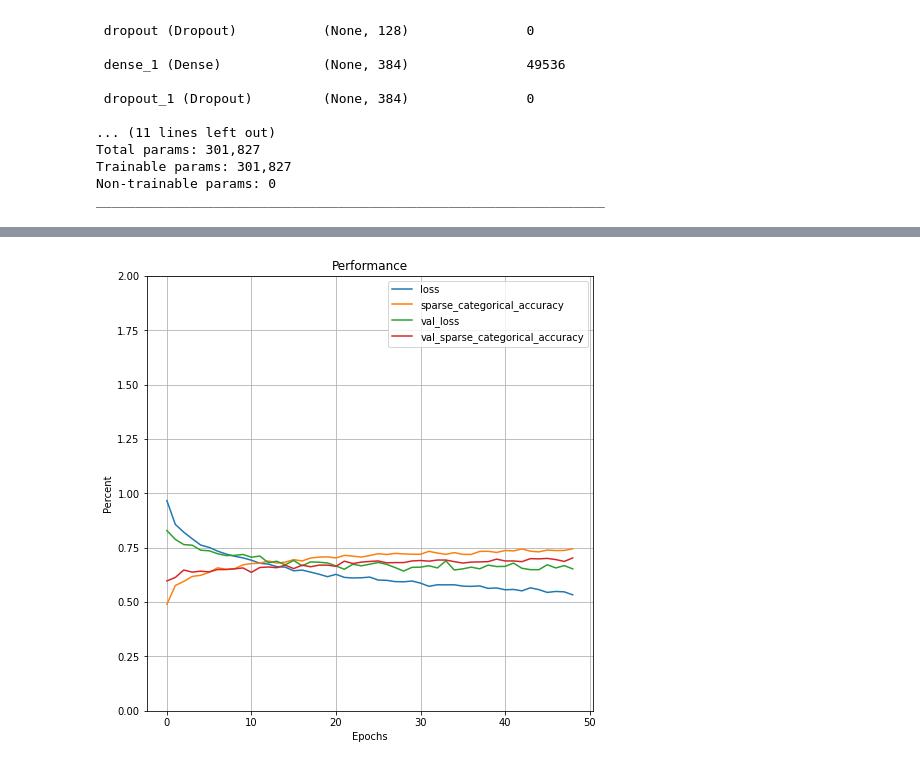
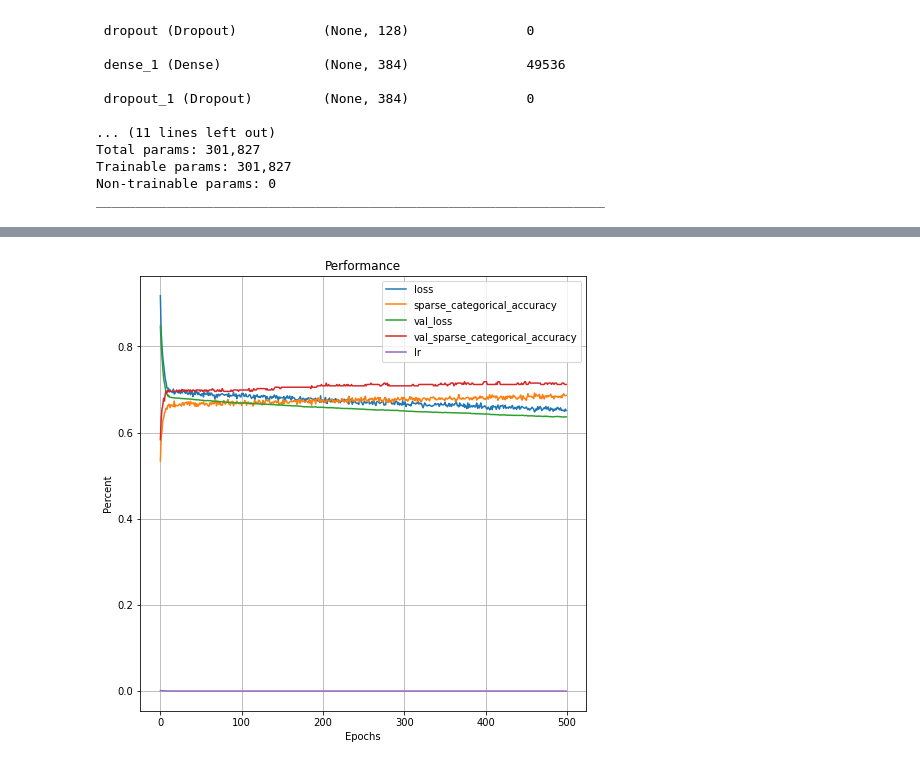
Before and after one commit to brians1982/portfolio, a Jupyter notebook: PitchPrediction/PitchPredictor_NN.ipynb, the cells around one changed output, grey strips where cells are left out. Drawn from its saved outputs; the diff is of its cells as text; code cells hidden in the pictures.

```diff
--- a/PitchPrediction/PitchPredictor_NN.ipynb
+++ b/PitchPrediction/PitchPredictor_NN.ipynb
@@ -423,12 +341,33 @@ Trainable params: 301,827
 Non-trainable params: 0
 _________________________________________________________________
 # %%
+#Define Optimizer and Loss
+#Learning Rate Decay used with Adam optimizer
 opt=tf.keras.optimizers.Adam(learning_rate=0.001)
+
+#For use with single-array of classes (not one-hot encoded), softmax output, not logits.
 loss=tf.keras.losses.SparseCategoricalCrossentropy(from_logits=False)
 
-model.compile(optimizer='adam', loss=loss, metrics=['sparse_categorical_accuracy'])
+#Compile model
+model.compile(optimizer=opt, loss=loss, metrics=['sparse_categorical_accuracy'])
+# %%
+#learning rate decay
+def lr_exp_decay(epoch, lr):
+    k = 0.05
+    lr=1.0 * lr * np.exp(-k*epoch)
+
+    #maintain minimum learning rate
+    if lr<5e-6:
+        lr=5e-6
+
+    return lr
 # %%
+#Model callbacks
+#Save best weights
 checkpoint=tf.keras.callbacks.ModelCheckpoint('pitch_ANN.h5', save_best_only=True)
-es=tf.keras.callbacks.EarlyStopping(patience=20, restore_best_weights=True)
 
-history=model.fit(inputs_train, pitch_train, epochs=100, validation_data=[inputs_val, pitch_val], callbacks=[checkpoint, es])
+#Early stopping if Validation loss does not improve after specified epochs
+es=tf.keras.callbacks.EarlyStopping(patience=30, restore_best_weights=True)
+
+#Learning rate decay - smaller steps as loss gradients are smaller
+learningrate_cb = tf.keras.callbacks.LearningRateScheduler(lr_exp_decay, verbose=1)
@@ -452,0 +374,5 @@ Epoch 49/100
+# %%
+#Train the model
+history=model.fit(inputs_train, pitch_train, epochs=500,
+                  validation_data=[inputs_val, pitch_val],
+                  callbacks=[checkpoint, es, learningrate_cb])
@@ -459,10 +403,10 @@ model.evaluate(inputs_test, pitch_test)
 # %%
 pd.DataFrame(history.history).plot(figsize=(8,8))
 plt.grid(True)
-plt.gca().set_ylim(0,2)
+#plt.gca().set_ylim(0,2)
 plt.xlabel('Epochs')
 plt.ylabel('Percent')
 plt.title('Performance')
 plt.show()
 # %% [output]
-[figure, old version]
+[figure, new version]
```
Also changed, not shown: parts of 18 cells of this notebook.
